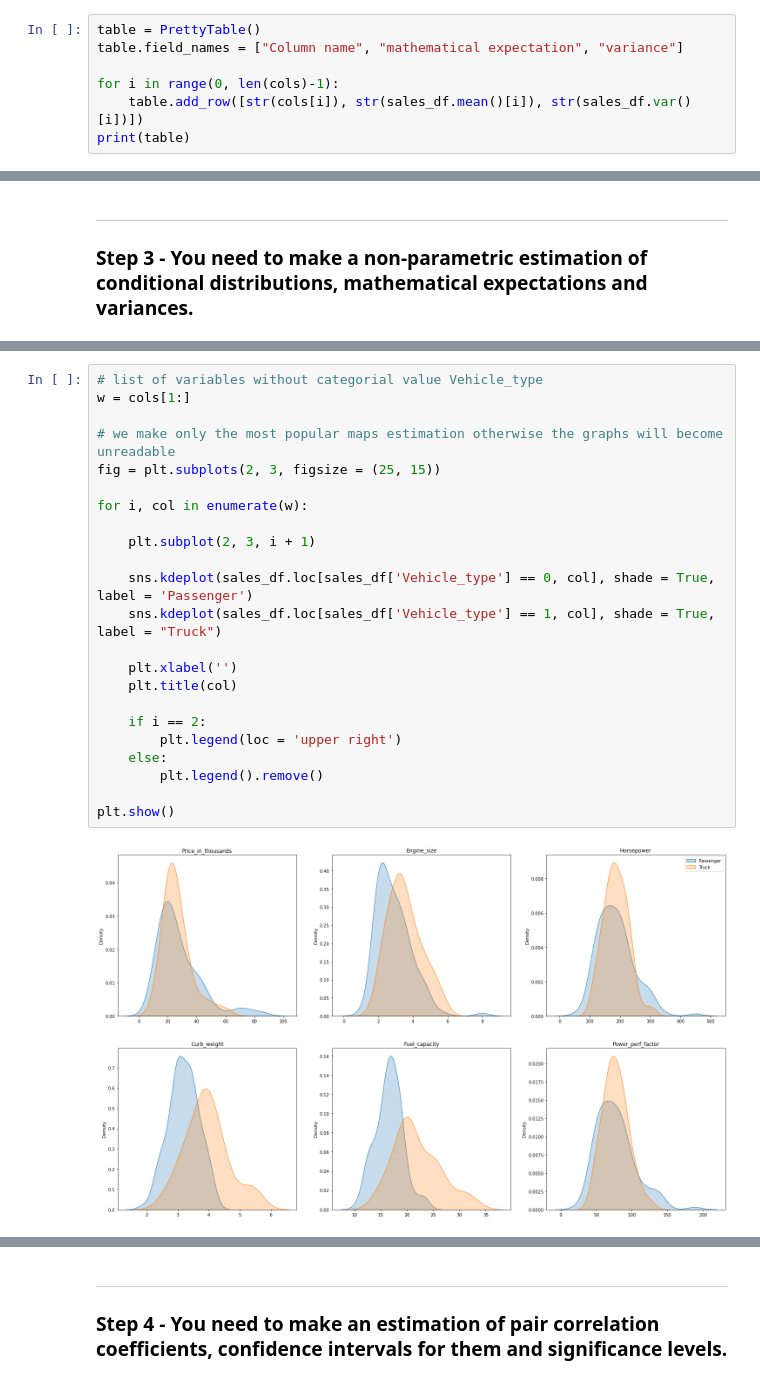
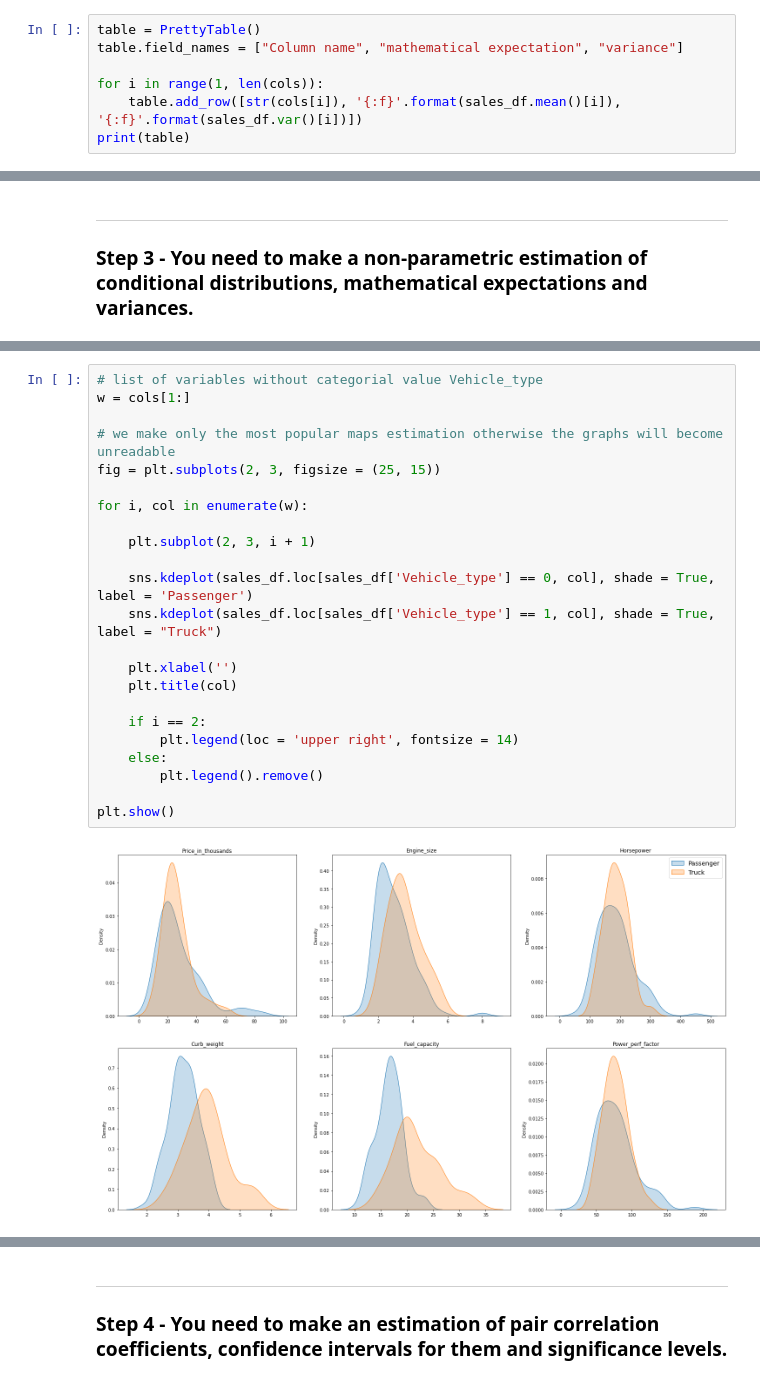
Before and after one commit to belpablo/MMMSA, a Jupyter notebook: Lab_2_redo.ipynb, the cells around one changed output, grey strips where cells are left out. Drawn from its saved outputs; the diff is of its cells as text.

```diff
--- a/Lab_2_redo.ipynb
+++ b/Lab_2_redo.ipynb
@@ -86,7 +86,7 @@ g.map_diag(sns.histplot, kde = True)
 table = PrettyTable()
 table.field_names = ["Column name", "mathematical expectation", "variance"]
 
-for i in range(0, len(cols)-1):
-    table.add_row([str(cols[i]), str(sales_df.mean()[i]), str(sales_df.var()[i])])
+for i in range(1, len(cols)):
+    table.add_row([str(cols[i]), '{:f}'.format(sales_df.mean()[i]), '{:f}'.format(sales_df.var()[i])])
 print(table)
 # %% [output]
@@ -114,28 +116,28 @@ g.map_diag(sns.histplot, kde = True)
 # %%
 # list of variables without categorial value Vehicle_type
 w = cols[1:]
 
 # we make only the most popular maps estimation otherwise the graphs will become unreadable
 fig = plt.subplots(2, 3, figsize = (25, 15))
 
 for i, col in enumerate(w):
 
     plt.subplot(2, 3, i + 1)
 
     sns.kdeplot(sales_df.loc[sales_df['Vehicle_type'] == 0, col], shade = True, label = 'Passenger')
     sns.kdeplot(sales_df.loc[sales_df['Vehicle_type'] == 1, col], shade = True, label = "Truck")
 
     plt.xlabel('')
     plt.title(col)
 
     if i == 2:
-        plt.legend(loc = 'upper right')
+        plt.legend(loc = 'upper right', fontsize = 14)
     else:
         plt.legend().remove()
 
 plt.show()
 # %% [output]
-[figure, old version]
+[figure, new version]
 # %%
 # output mean and var grouped by maps
 vt_df = sales_df.groupby('Vehicle_type')
```
Also changed, not shown: parts of 10 cells of this notebook.
